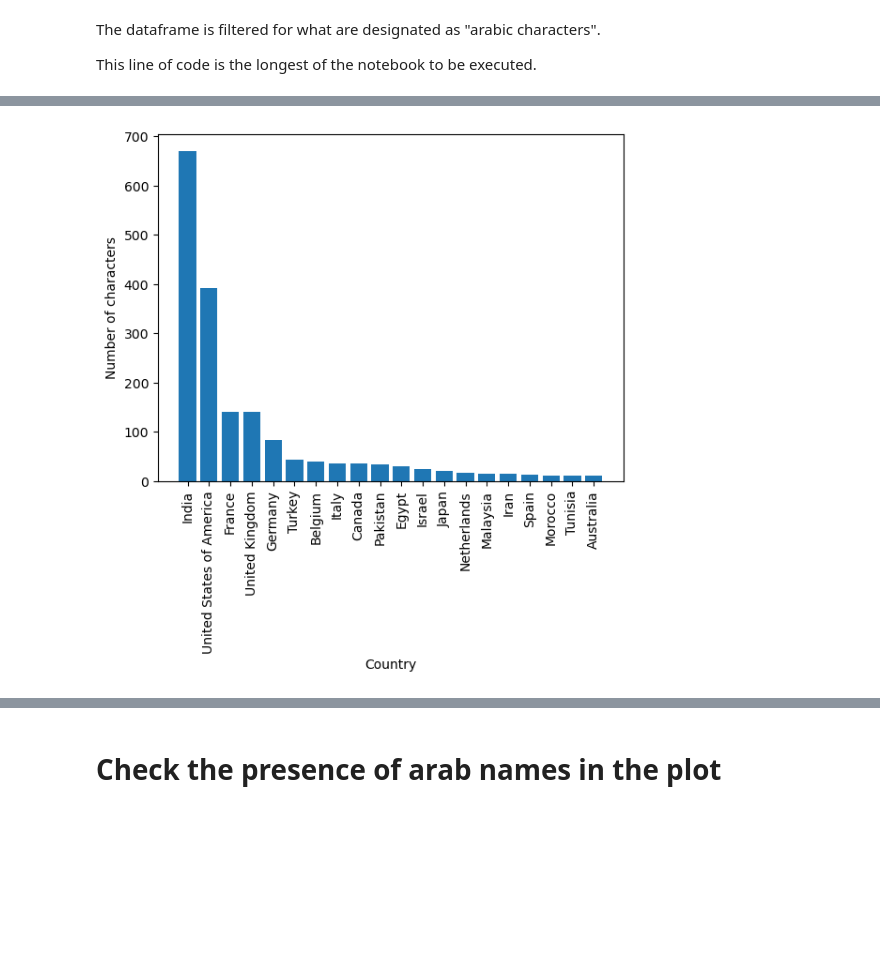
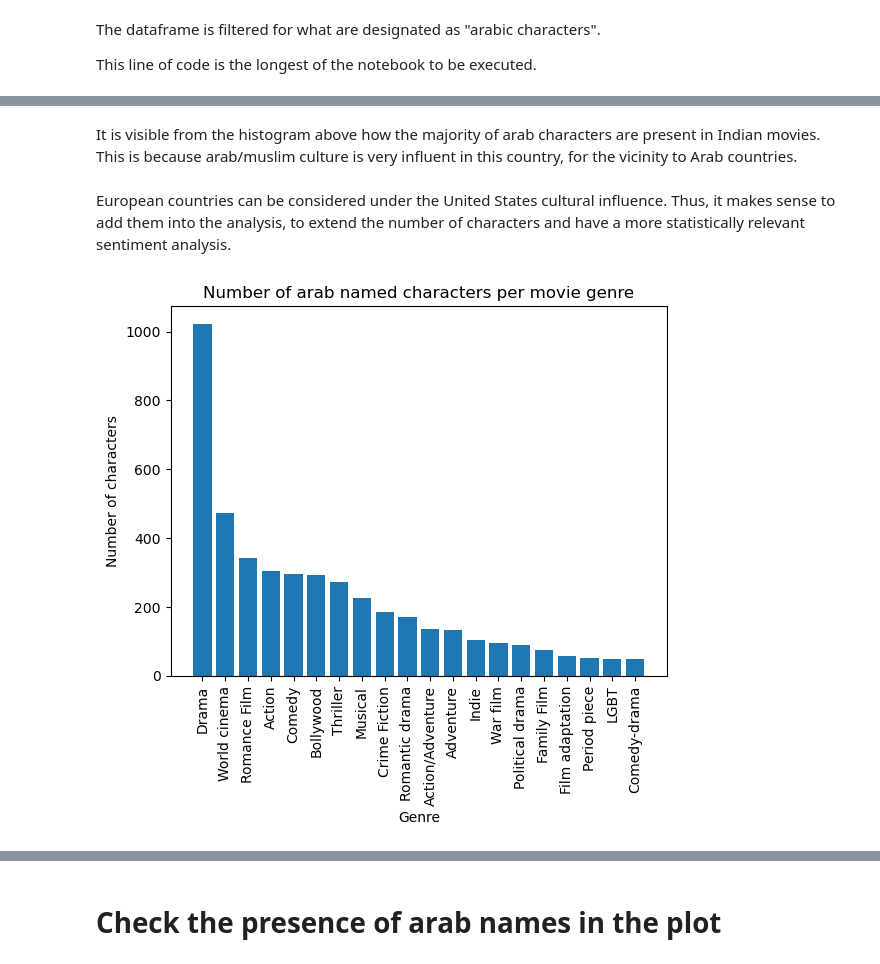
Before and after one commit to epfl-ada/ada-2023-project-pinacolada, a Jupyter notebook: P2.ipynb, the cells around one changed output, grey strips where cells are left out. Saved outputs shown, nothing was run; the diff lists cells and outputs as text; code cells hidden in the pictures; blank space fills up the shorter version.

```diff
--- a/P2.ipynb
+++ b/P2.ipynb
@@ -30,8 +30,9 @@ second_format = pd.to_datetime(movies['release_date'][mask],format='%Y',errors='
 release_date[mask] = second_format
 movies['release_date'] = release_date
 # %%
-# Convert the countries column to a list of countries
+# Convert the countries, genres and languages columns to a list of countries
 movies['countries'] = movies['countries'].apply(lambda x: list(json.loads(x).values()))
-print('This is the movies dataframe we will use for the rest of the project')
+movies['genres'] = movies['genres'].apply(lambda x: list(json.loads(x).values()))
+movies['languages'] = movies['languages'].apply(lambda x: list(json.loads(x).values()))
 movies.head()
 # %% [output]
@@ -177,6 +228,3 @@ arab_names = [str(item).lower() for item in arab_names]
 print(arab_names)
 # %% [output]
 ['abbad', 'abbas', 'abd al-uzza', 'abdus salam', 'abd manaf', 'abd rabbo', 'abdel fattah', 'abdel nour', 'abdi', 'abdolreza', 'abdu', 'abdul', 'abdul ahad', 'abdul ali', 'abdul alim', 'abdul azim', 'a ...
-# %%
-movies_characters_eth['character_name'] = movies_characters_eth['character_name'].astype(str).str.lower()
-movies_characters_eth.head(2)
@@ -187,6 +231,7 @@ movies_characters_eth.head(2)
 # %%
-# Function to determin if the character name is an arab name
+# Function to determine if the character name is an arab name
 def filter_arab_names(name):
+    name = str(name).lower()
     for n in arab_names:
         if n in name.split():
             return True
@@ -197,4 +242,5 @@ The dataframe is filtered for what are designated as "arabic characters".
 
 This line of code is the longest of the notebook to be executed.
 # %%
-movies_characters_eth_filtered = movies_characters_eth[movies_characters_eth['character_name'].apply(filter_arab_names)]
+movies_characters_ar = movies_characters_eth[movies_characters_eth['character_name'].apply(filter_arab_names)]
+movies_characters_ar.head(2)
@@ -250,12 +315,17 @@ The total is less because some movies do not have the release date (NaN).
+# %% [markdown]
+It is visible from the histogram above how the majority of arab characters are present in Indian movies. This is because arab/muslim culture is very influent in this country, for the vicinity to Arab countries.
+# %% [markdown]
+European countries can be considered under the United States cultural influence. Thus, it makes sense to add them into the analysis, to extend the number of characters and have a more statistically relevant sentiment analysis.
 # %%
-# Arab characters per country
-exploded = movies_characters_eth_filtered.explode('countries')
-country_counts = exploded['countries'].value_counts()
-
-plt.bar(country_counts.index[:20],country_counts.values[:20])
+# Arab characters per genre
+exploded = movies_characters_ar.explode('genres')
+genre_counts = exploded['genres'].value_counts()
+genre_counts = genre_counts.sort_values(ascending=False)
+plt.bar(genre_counts.index[:20],genre_counts.values[:20])
 plt.xticks(rotation=90)
-plt.xlabel('Country')
+plt.xlabel('Genre')
 plt.ylabel('Number of characters')
+plt.title('Number of arab named characters per movie genre')
 plt.show()
 # %% [output]
-[figure, old version]
+[figure, new version]
```
Also changed, not shown: parts of 47 cells of this notebook.
